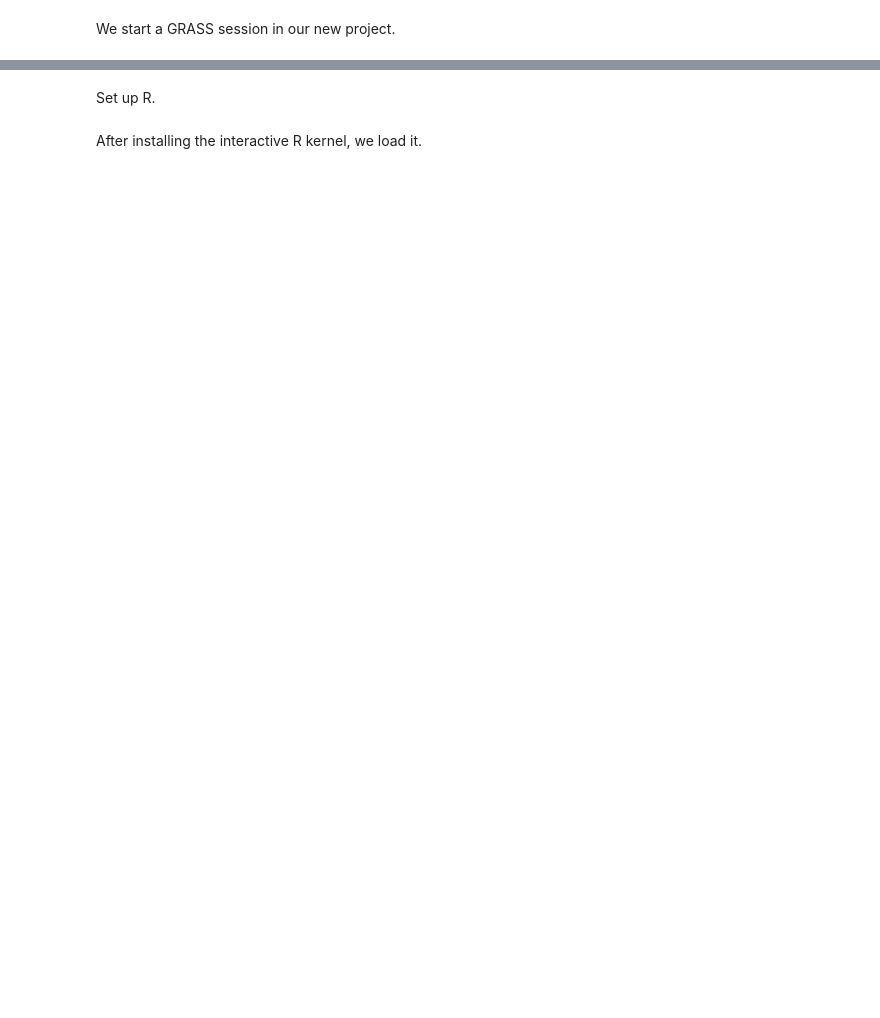
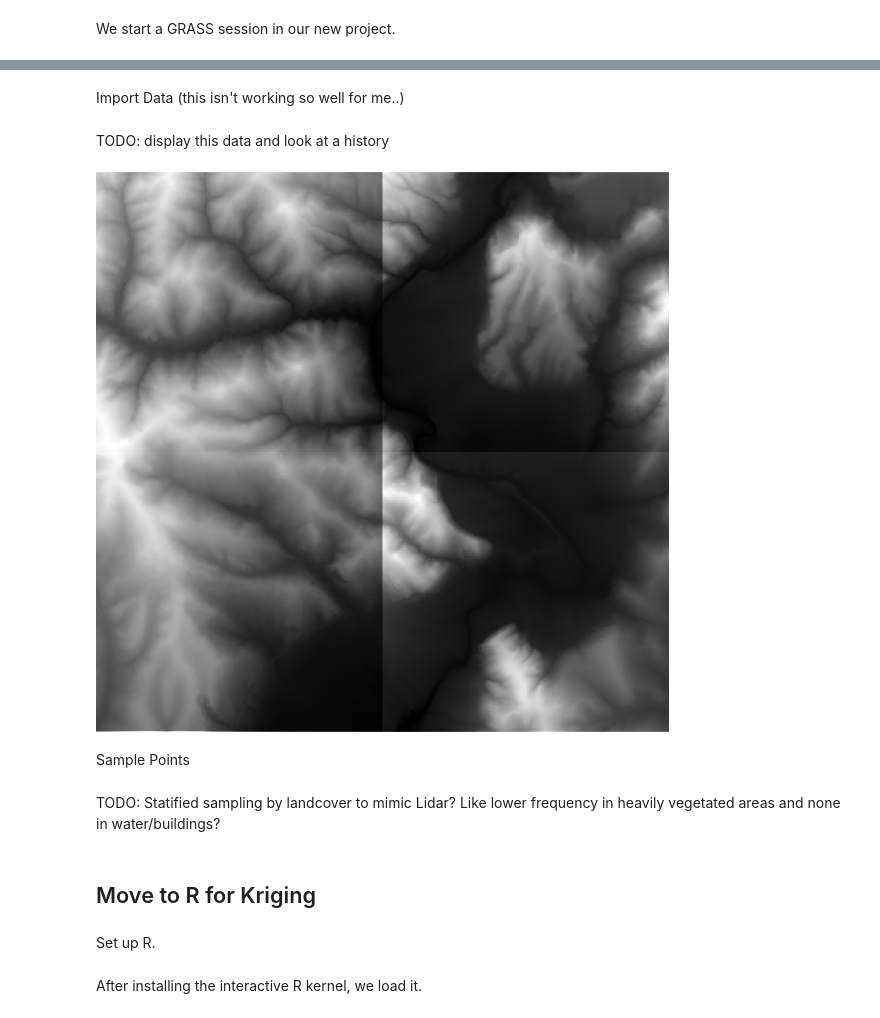
Before and after one commit to ncsu-geoforall-lab/geomorphometry2025_workshop, a Jupyter notebook: geomorphometry_2025_workshop.ipynb, the cells around one changed output, grey strips where cells are left out. Cells and saved outputs as stored; diff of their text form; code cells hidden in the pictures; blank space fills up the shorter version.

```diff
--- a/geomorphometry_2025_workshop.ipynb
+++ b/geomorphometry_2025_workshop.ipynb
@@ -37,0 +65,2 @@ gj.init("geomorphometry_workshop");
+# %% [markdown]
+Import Data (this isn't working so well for me..)
@@ -37,0 +75,12 @@ gj.init("geomorphometry_workshop");
+# %% [markdown]
+TODO: display this data and look at a history
+# %%
+m = gj.Map()
+m.d_rast(map="elevation.1")
+m.show()
+# %% [output]
+[figure, added]
+# %% [markdown]
+Sample Points
+# %% [markdown]
+TODO: Statified sampling by landcover to mimic Lidar? Like lower frequency in heavily vegetated areas and none in water/buildings?
@@ -38,2 +89,4 @@ gj.init("geomorphometry_workshop");
+# %% [markdown]
+## Move to R for Kriging
 # %% [markdown]
 Set up R.
```
Also changed, not shown: parts of 21 cells of this notebook.
